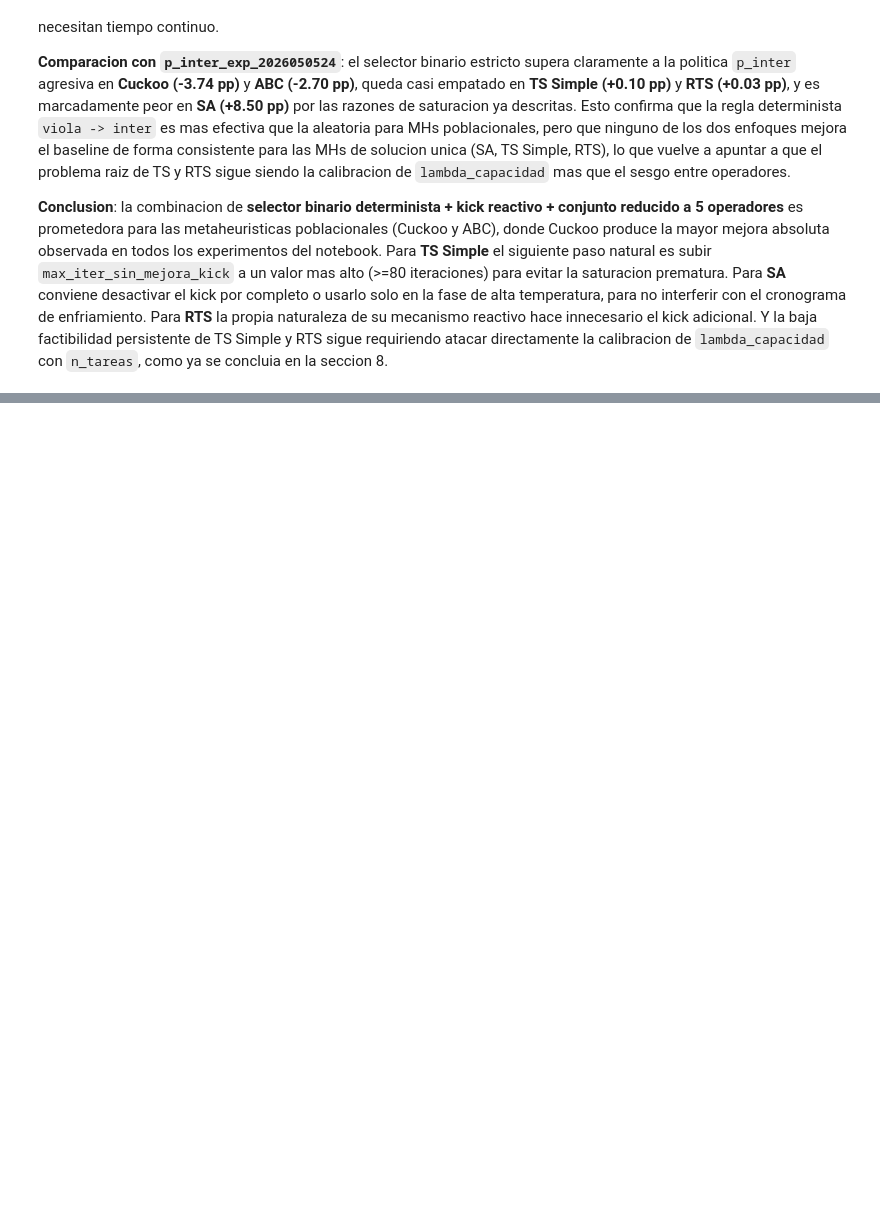
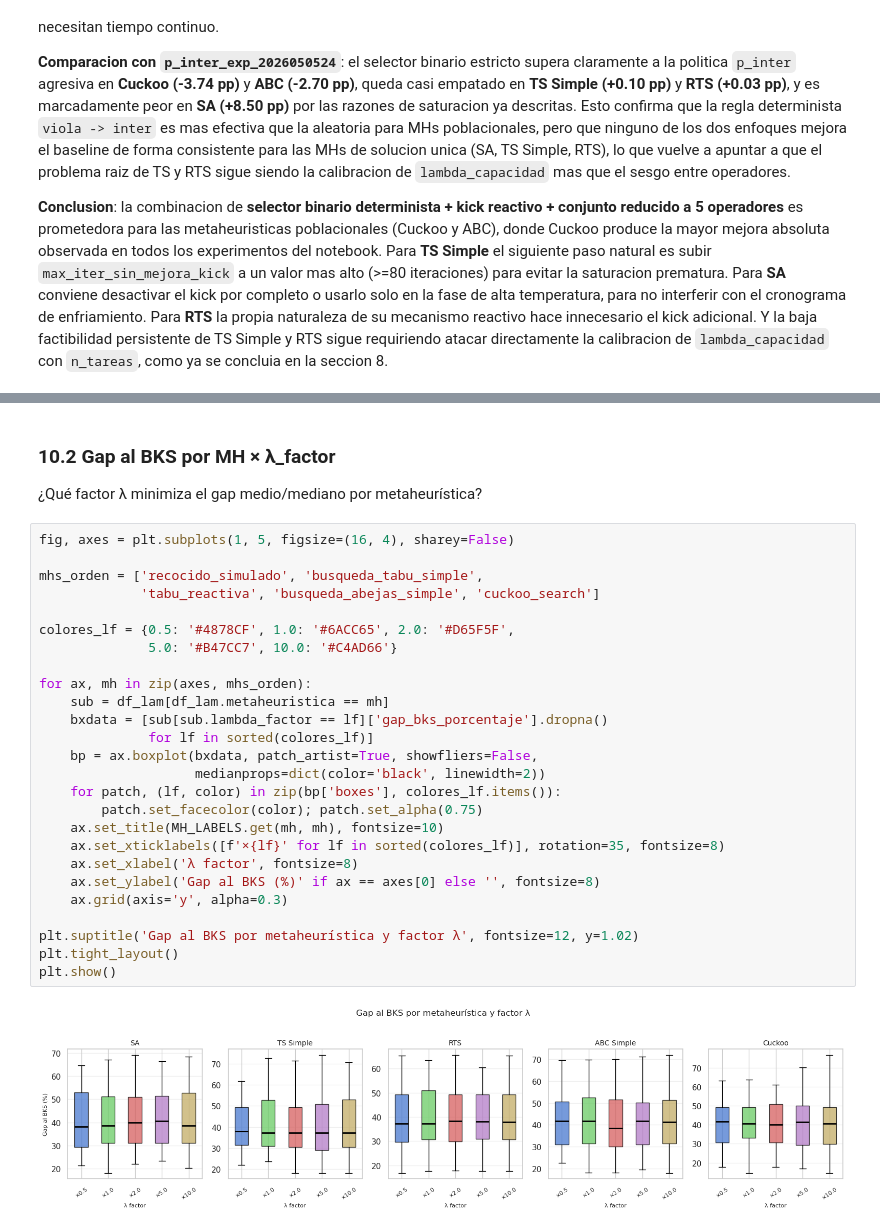
Before and after one commit to Alhely/MetaCARP_Proyecto, a Jupyter notebook: analisis_operadores_20260520/analisis_exploratorio_operadores.ipynb, the cells around one changed output, grey strips where cells are left out. Cells and saved outputs as stored; diff of their text form; blank space fills up the shorter version.

```diff
--- a/analisis_operadores_20260520/analisis_exploratorio_operadores.ipynb
+++ b/analisis_operadores_20260520/analisis_exploratorio_operadores.ipynb
@@ -1005,0 +1071,32 @@ La variante **strict_intra_inter_20260524** produce resultados claramente mixtos
+# %% [markdown]
+### 10.2 Gap al BKS por MH × λ_factor
+
+¿Qué factor λ minimiza el gap medio/mediano por metaheurística?
+# %%
+fig, axes = plt.subplots(1, 5, figsize=(16, 4), sharey=False)
+
+mhs_orden = ['recocido_simulado', 'busqueda_tabu_simple',
+             'tabu_reactiva', 'busqueda_abejas_simple', 'cuckoo_search']
+
+colores_lf = {0.5: '#4878CF', 1.0: '#6ACC65', 2.0: '#D65F5F',
+              5.0: '#B47CC7', 10.0: '#C4AD66'}
+
+for ax, mh in zip(axes, mhs_orden):
+    sub = df_lam[df_lam.metaheuristica == mh]
+    bxdata = [sub[sub.lambda_factor == lf]['gap_bks_porcentaje'].dropna()
+              for lf in sorted(colores_lf)]
+    bp = ax.boxplot(bxdata, patch_artist=True, showfliers=False,
+                    medianprops=dict(color='black', linewidth=2))
+    for patch, (lf, color) in zip(bp['boxes'], colores_lf.items()):
+        patch.set_facecolor(color); patch.set_alpha(0.75)
+    ax.set_title(MH_LABELS.get(mh, mh), fontsize=10)
+    ax.set_xticklabels([f'×{lf}' for lf in sorted(colores_lf)], rotation=35, fontsize=8)
+    ax.set_xlabel('λ factor', fontsize=8)
+    ax.set_ylabel('Gap al BKS (%)' if ax == axes[0] else '', fontsize=8)
+    ax.grid(axis='y', alpha=0.3)
+
+plt.suptitle('Gap al BKS por metaheurística y factor λ', fontsize=12, y=1.02)
+plt.tight_layout()
+plt.show()
+# %% [output]
+[figure, added]
```
Also changed, not shown: parts of 12 cells of this notebook, 1 other file.
